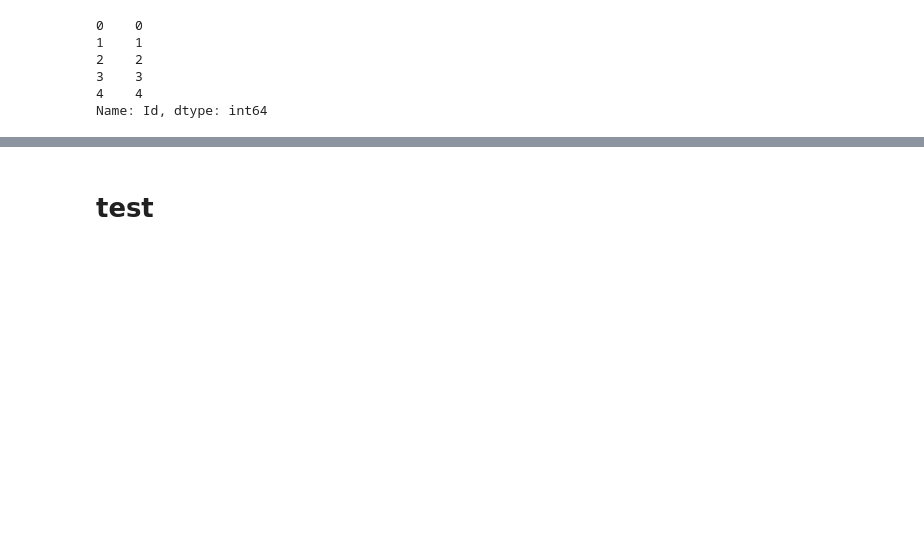
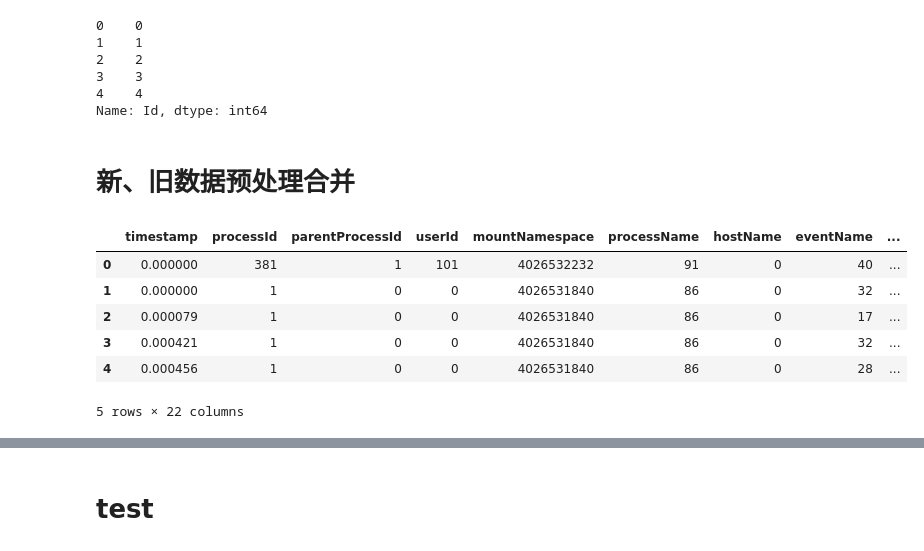
Before and after one commit to FKBGrenshe/forestMachineLearning, a Jupyter notebook: dataPreprocess.ipynb, the cells around one changed output, grey strips where cells are left out. Drawn from its saved outputs; the diff is of its cells as text; code cells hidden in the pictures; blank space fills up the shorter version.

```diff
--- a/dataPreprocess.ipynb
+++ b/dataPreprocess.ipynb
@@ -362,3 +375,5 @@ test_ids.head()
 3    3
 4    4
 Name: Id, dtype: int64
+# %% [markdown]
+# 新、旧数据预处理合并
@@ -365,3 +385,14 @@ Name: Id, dtype: int64
+# %%
+df_train_feat.shape
+df_train_feat.head()
+# %% [output]
+|  | timestamp | processId | parentProcessId | userId | mountNamespace | processName | hostName | eventName | ... |
+| 0 | 0.000000 | 381 | 1 | 101 | 4026532232 | 91 | 0 | 40 | ... |
+| 1 | 0.000000 | 1 | 0 | 0 | 4026531840 | 86 | 0 | 32 | ... |
+| 2 | 0.000079 | 1 | 0 | 0 | 4026531840 | 86 | 0 | 17 | ... |
+| 3 | 0.000421 | 1 | 0 | 0 | 4026531840 | 86 | 0 | 32 | ... |
+| 4 | 0.000456 | 1 | 0 | 0 | 4026531840 | 86 | 0 | 28 | ... |
+5 rows × 22 columns
 # %%
 from sklearn.ensemble import IsolationForest
 # model = IsolationForest(
```
Also changed, not shown: parts of 13 cells of this notebook, 1 other file.
